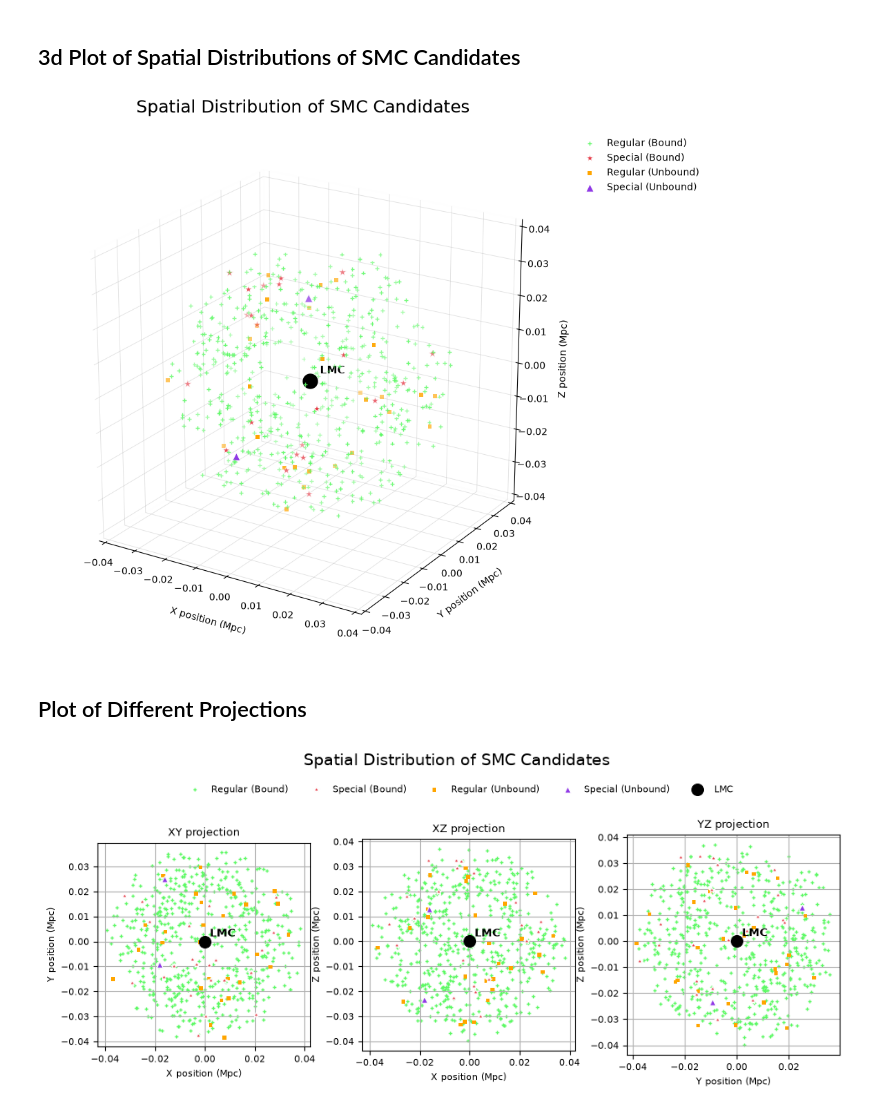
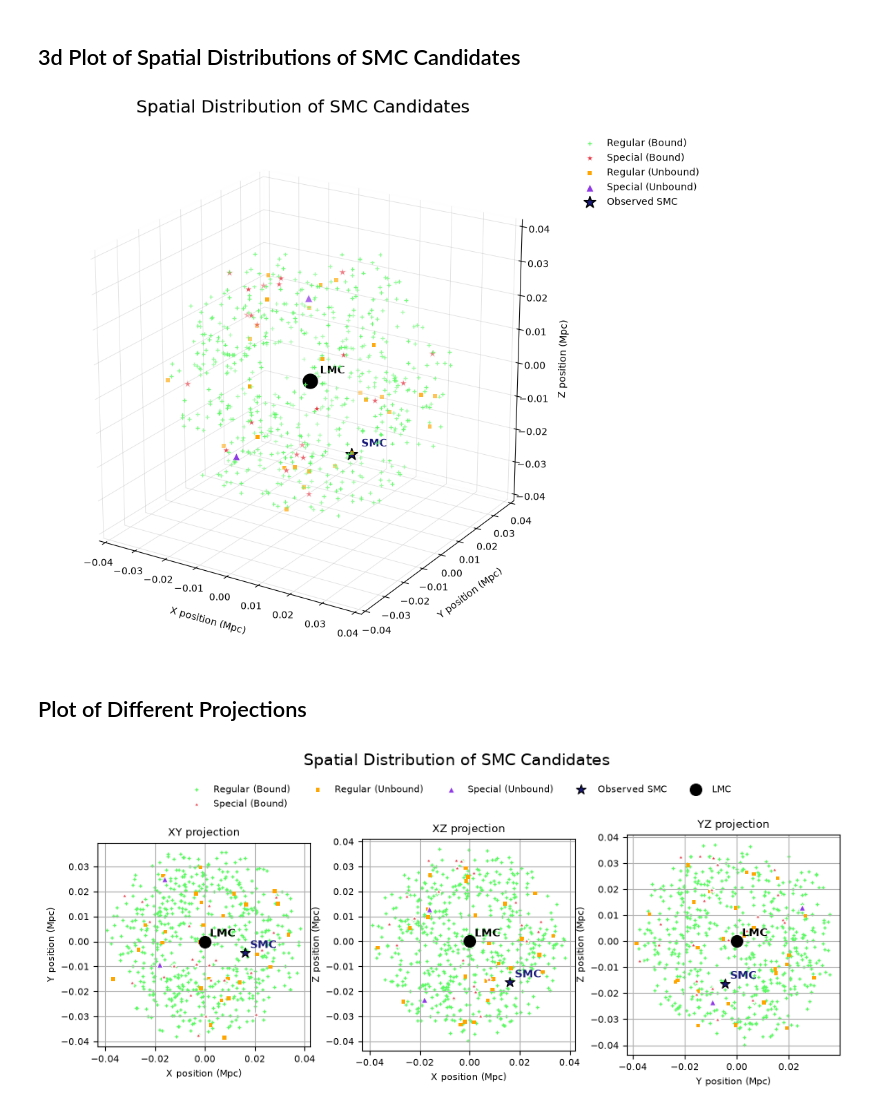
Before and after one commit to Sela-ssie/milkyway, a Jupyter notebook: subhalo_analysis.ipynb, the cells around one changed output. Saved outputs shown, nothing was run; the diff lists cells and outputs as text; code cells hidden in the pictures.

```diff
--- a/subhalo_analysis.ipynb
+++ b/subhalo_analysis.ipynb
@@ -449,6 +453,7 @@ GREEN  = "#5DF965"
 RED    = "#E63B48"
 ORANGE = "#FFA500"
 PURPLE = "#9039E6"
+DARK_BLUE = "#1A1A7A"
 
 fig = plt.figure(figsize=(10, 8), constrained_layout=True)
 ax = fig.add_subplot(111, projection="3d")
@@ -506,12 +511,31 @@ ax.scatter(
     label="_nolegend_"
 )
 
+ax.scatter(
+    [x_actual], [y_actual], [z_actual],
+    s=160,
+    marker="*",
+    c=DARK_BLUE,
+    edgecolors="black",
+    linewidths=1.2,
+    depthshade=False,
+    label="Observed SMC"
+)
+
 ax.text(
     0.002, 0.002, 0.002,
     "LMC",
     fontsize=11,
     fontweight="bold",
     color="black"
+)
+
+ax.text(
+    x_actual + 0.002, y_actual + 0.002, z_actual + 0.002,
+    "SMC",
+    fontsize=11,
+    fontweight="bold",
+    color=DARK_BLUE
 )
 
 ax.set_title(
@@ -545,7 +569,7 @@ for axis in (ax.xaxis, ax.yaxis, ax.zaxis):
 
 plt.show()
 # %% [output]
-[figure, old version]
+[figure, new version]
 # %% [markdown]
 ## Plot of Different Projections
 # %%
@@ -580,6 +604,7 @@ projections = [
             (x_special_bound,   y_special_bound),
             (x_regular_unbound, y_regular_unbound),
             (x_special_unbound, y_special_unbound),
+            (x_actual, y_actual)
         )
     ),
     (
@@ -592,6 +617,7 @@ projections = [
             (x_special_bound,   z_special_bound),
             (x_regular_unbound, z_regular_unbound),
             (x_special_unbound, z_special_unbound),
+            (x_actual, z_actual)
         )
     ),
     (
@@ -604,12 +630,13 @@ projections = [
             (y_special_bound,   z_special_bound),
             (y_regular_unbound, z_regular_unbound),
             (y_special_unbound, z_special_unbound),
+            (y_actual, z_actual)
         )
     ),
 ]
 
 for i, (ax, title, xlabel, ylabel, data) in enumerate(projections):
-    regular_bound, special_bound, regular_unbound, special_unbound = data
+    regular_bound, special_bound, regular_unbound, special_unbound, actual = data
 
     # Labels are needed only on the first axes for the figure-wide legend.
     labels = (
@@ -662,6 +689,17 @@ for i, (ax, title, xlabel, ylabel, data) in enumerate(projections):
     )
 
     ax.scatter(
+        *actual,
+        s=75,
+        c=DARK_BLUE,
+        marker="*",
+        edgecolors="black",
+        linewidths=0.8,
+        label="Observed SMC" if i == 0 else "_nolegend_",
+        zorder=9
+    )
+
+    ax.scatter(
         [0], [0],
         s=100,
         c="black",
@@ -670,6 +708,16 @@ for i, (ax, title, xlabel, ylabel, data) in enumerate(projections):
         linewidths=0.8,
         label="LMC" if i == 0 else "_nolegend_",
         zorder=10
+    )
+
+    ax.text(
+        actual[0] + 0.002,
+        actual[1] + 0.002,
+        "SMC",
+        fontsize=9,
+        fontweight="bold",
+        color=DARK_BLUE,
+        zorder=12
     )
 
     ax.text(
@@ -687,31 +735,31 @@ for i, (ax, title, xlabel, ylabel, data) in enumerate(projections):
     ax.tick_params(axis="both", labelsize=8)
 
     # Preserve equal physical scaling while allowing the different
     # automatically calculated limits seen in the reference.
     ax.set_aspect("equal", adjustable="box")
     ax.grid(True)
 
 fig.suptitle(
     "Spatial Distribution of SMC Candidates",
     x=0.516,
     y=0.872,
     fontsize=14
 )
 
 handles, labels = axes[0].get_legend_handles_labels()
 
 fig.legend(
     handles,
     labels,
     loc="upper center",
     bbox_to_anchor=(0.519, 0.820),
     ncol=5,
     frameon=False,
     fontsize=8,
     columnspacing=2.0,
     handletextpad=0.8
 )
 
 plt.show()
 # %% [output]
-[figure, old version]
+[figure, new version]
```
Also changed, not shown: parts of 1 cell of this notebook.
